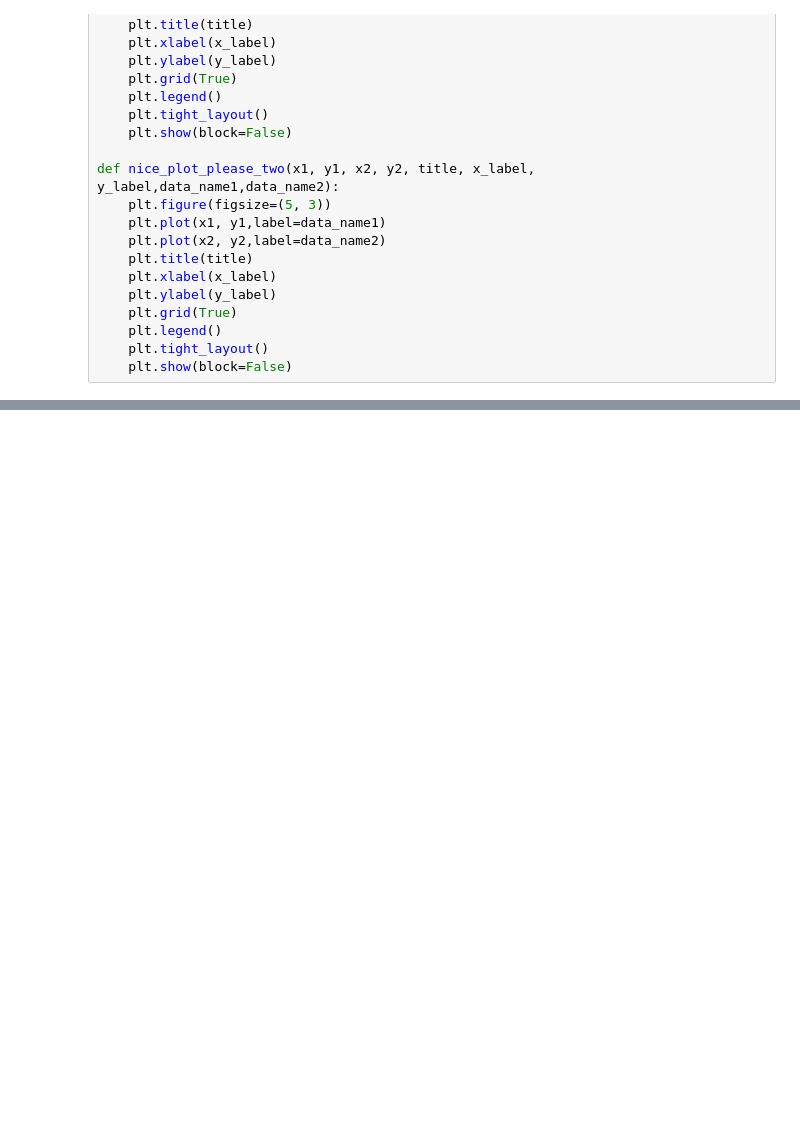
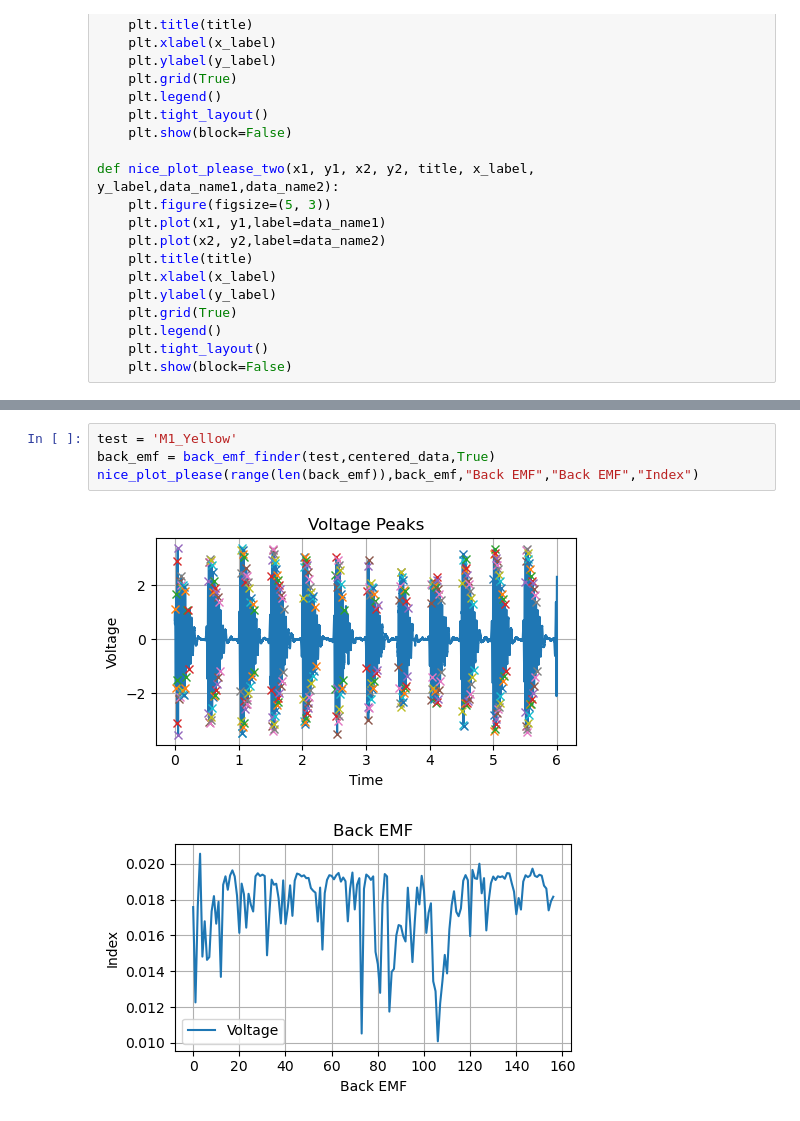
Before and after one commit to dan17229/V-Dyno, a Jupyter notebook: Motor Characterisation/Back_EMF_Calculator.ipynb, the cells around one changed output, grey strips where cells are left out. Drawn from its saved outputs; the diff is of its cells as text; blank space fills up the shorter version.

```diff
--- a/Motor Characterisation/Back_EMF_Calculator.ipynb
+++ b/Motor Characterisation/Back_EMF_Calculator.ipynb
@@ -101,0 +149,7 @@ plt.show()
+# %%
+test = 'M1_Yellow'
+back_emf = back_emf_finder(test,centered_data,True)
+nice_plot_please(range(len(back_emf)),back_emf,"Back EMF","Back EMF","Index")
+# %% [output]
+[figure, added]
+[figure, added]
```
Also changed, not shown: parts of 7 cells of this notebook, 7 other files.
